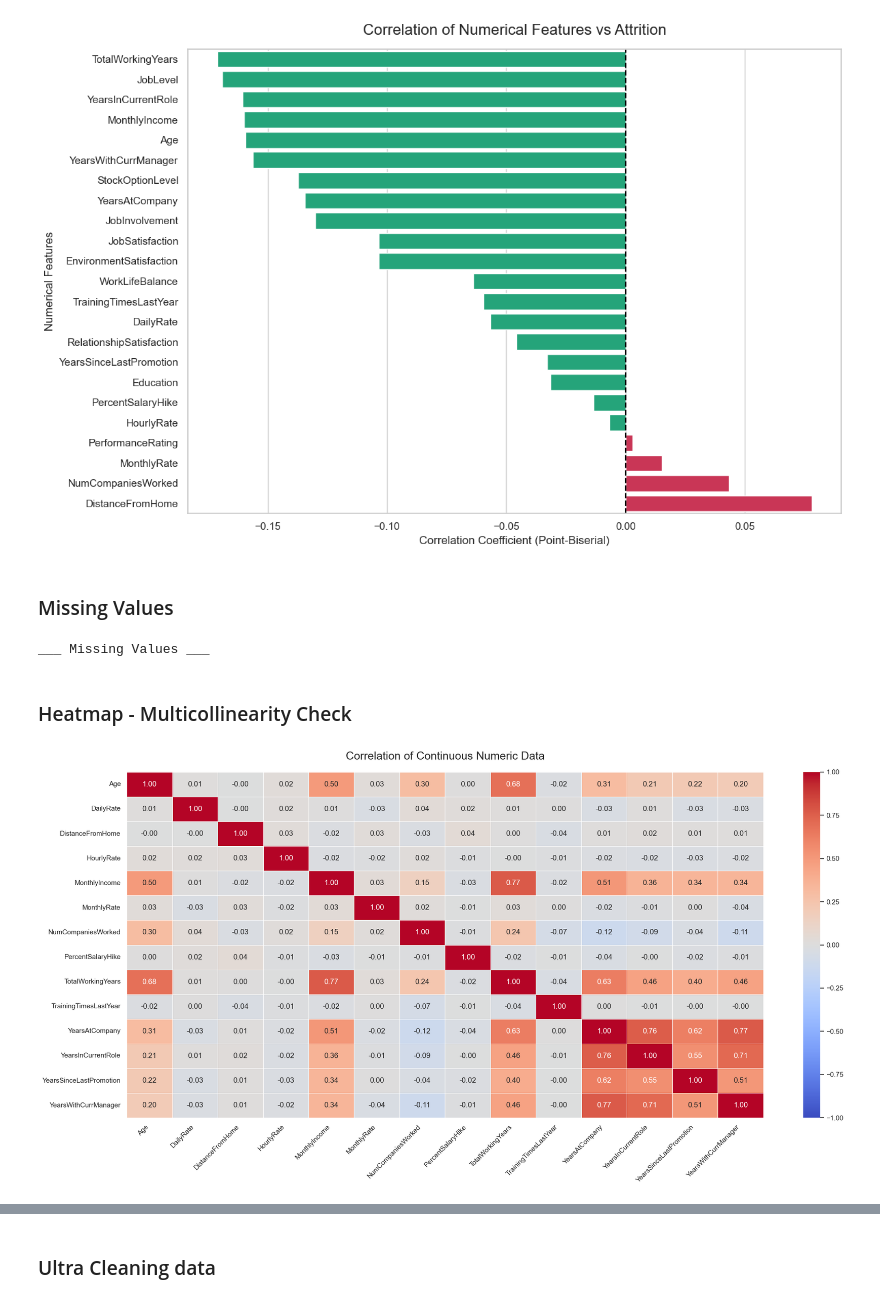
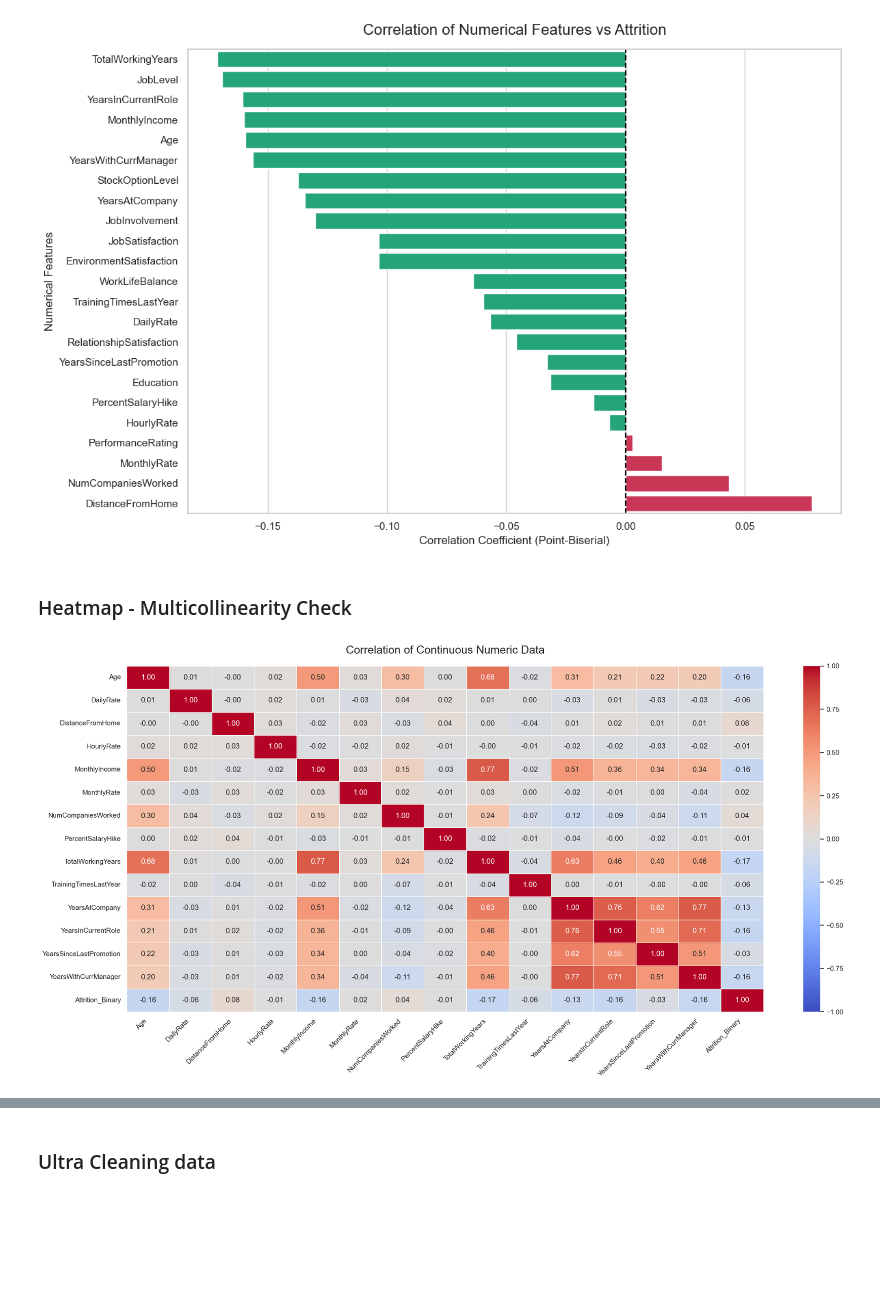
Before and after one commit to moubarak1ezzyani/Retention-AI-API, a Jupyter notebook: notebooks/lab.ipynb, the cells around one changed output, grey strips where cells are left out. Saved outputs shown, nothing was run; the diff lists cells and outputs as text; code cells hidden in the pictures; blank space fills up the shorter version.

```diff
--- a/notebooks/lab.ipynb
+++ b/notebooks/lab.ipynb
@@ -278,17 +302,6 @@ plt.tight_layout()
 plt.show()
 # %% [output]
 [figure]
-# %% [markdown]
-### Missing Values
-# %%
-# there is no miss val in this datasets
-print("___ Missing Values ___")
-for col_num in df_init:
-    miss_cpt=df_init.isnull().sum()
-    miss_val= miss_cpt[miss_cpt > 0]
-    # print("0 missing values") if miss_val.empty else print(miss_val)
-# %% [output]
-___ Missing Values ___
 # %% [markdown]
 ### Heatmap - Multicollinearity Check
 # %%
@@ -299,33 +312,35 @@ cols_to_drop_for_corr = [
     'JobLevel', 'JobSatisfaction', 'PerformanceRating',
     'RelationshipSatisfaction', 'StockOptionLevel', 'WorkLifeBalance'
 ]
 
 # --- Isolate true continuous num cols
-df_continuous = df_init.select_dtypes(exclude='object').drop(
+df_copy=df_init.copy()
+df_continuous = df_copy.select_dtypes(exclude='object').drop(
     columns=[c for c in cols_to_drop_for_corr if c in df_init.columns]
 )
+df_continuous_1=pds.concat([df_continuous,df_num['Attrition_Binary']],axis=1)
 
 # --- Calculate correlation
-corr_matrix = df_continuous.corr()
+corr_matrix = df_continuous_1.corr()
 
 # --- mask : upper triangle
 # mask = np.triu(np.ones_like(corr_matrix, dtype=bool))
 
 # --- Plot the Heatmap
 plt.figure(figsize=(20, 10))
 
 sns.heatmap(
     corr_matrix,
     # mask=mask,
     annot=True, fmt=".2f",
     cmap="coolwarm",       # Blue - , Red +
     vmin=-1.0, vmax=1.0,   # standard mathematical scale
     linewidths=0.5         # gridlines between the squares
 )
 
 plt.title("Correlation of Continuous Numeric Data", fontsize=18, pad=20)
 plt.xticks(rotation=45, ha='right')
 plt.tight_layout()
 plt.show()
 # %% [output]
-[figure, old version]
+[figure, new version]
```
Also changed, not shown: parts of 34 cells of this notebook.
